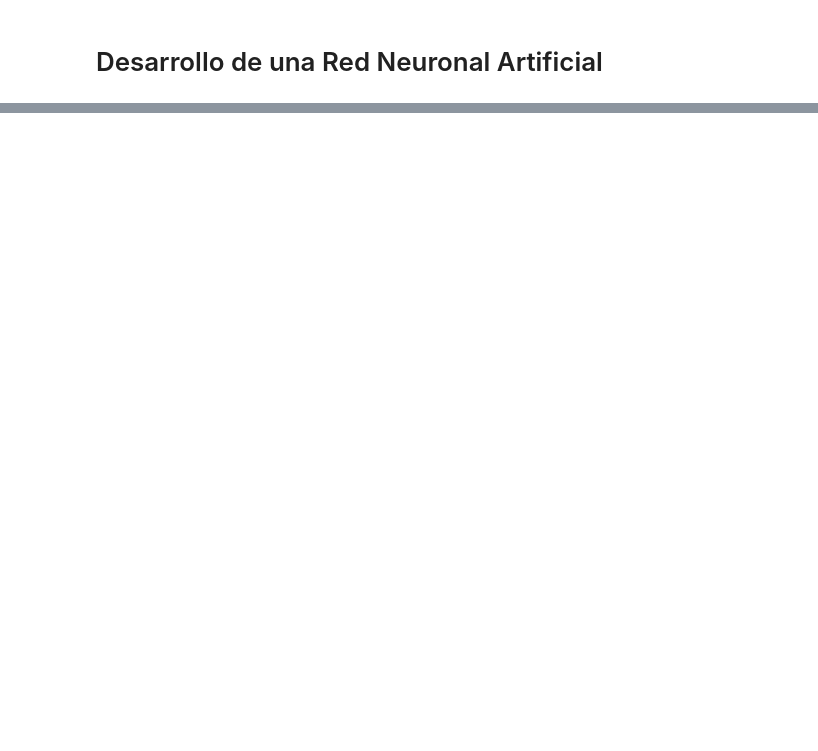
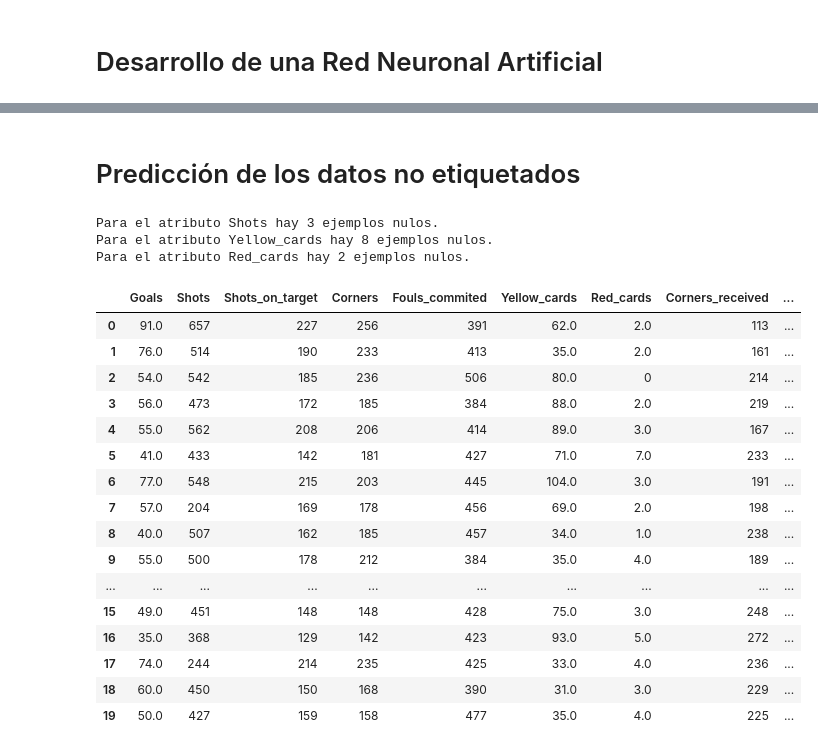
Before and after one commit to lagosmanuel/ML-ANN, a Jupyter notebook: proyecto.ipynb, the cells around one changed output, grey strips where cells are left out. Cells and saved outputs as stored; diff of their text form; code cells hidden in the pictures; blank space fills up the shorter version.

```diff
--- a/proyecto.ipynb
+++ b/proyecto.ipynb
@@ -397,0 +475,20 @@ plt.show()
+# %% [markdown]
+# Predicción de los datos no etiquetados
+# %%
+df_test = pd.read_csv("football_test.csv")
+df_train = pd.read_csv("football_train.csv")
+teams = df_test["Team"]
+# %%
+# Reemplazo los valores 0 por None
+df_test["Shots"] = df_test["Shots"].replace(0, None)
+df_test["Red_cards"] = df_test["Red_cards"].replace(0, None)
+# %%
+# Buscar atributos que tengan valores nulos
+for attr in df_test.columns:
+  na_count = df_test[attr].isna().sum()
+  if (na_count > 0):
+    print(f"Para el atributo {attr} hay {na_count} ejemplos nulos.")
+# %% [output]
+Para el atributo Shots hay 3 ejemplos nulos.
+Para el atributo Yellow_cards hay 8 ejemplos nulos.
+Para el atributo Red_cards hay 2 ejemplos nulos.
@@ -397,0 +507,29 @@ plt.show()
+# %%
+df_test.drop(columns=["City"], inplace=True, errors="ignore")
+df_test.drop(columns=["Stadium"], inplace=True, errors="ignore")
+df_test.drop(columns=["Stadium_capacity"], inplace=True, errors="ignore")
+df_test.drop(columns=["Ownership"], inplace=True, errors="ignore")
+df_test.drop(columns=["Offsides"], inplace=True, errors="ignore")
+df_test.drop(columns=["Team"], inplace=True, errors="ignore")
+# %%
+df_test["Dominant_team"] = df_test["Dominant_team"].map(map_dominant)
+# %%
+df_test
+# %% [output]
+|  | Goals | Shots | Shots_on_target | Corners | Fouls_commited | Yellow_cards | Red_cards | Corners_received | ... |
+| 0 | 91.0 | 657 | 227 | 256 | 391 | 62.0 | 2.0 | 113 | ... |
+| 1 | 76.0 | 514 | 190 | 233 | 413 | 35.0 | 2.0 | 161 | ... |
+| 2 | 54.0 | 542 | 185 | 236 | 506 | 80.0 | 0 | 214 | ... |
+| 3 | 56.0 | 473 | 172 | 185 | 384 | 88.0 | 2.0 | 219 | ... |
+| 4 | 55.0 | 562 | 208 | 206 | 414 | 89.0 | 3.0 | 167 | ... |
+| 5 | 41.0 | 433 | 142 | 181 | 427 | 71.0 | 7.0 | 233 | ... |
+| 6 | 77.0 | 548 | 215 | 203 | 445 | 104.0 | 3.0 | 191 | ... |
+| 7 | 57.0 | 204 | 169 | 178 | 456 | 69.0 | 2.0 | 198 | ... |
+| 8 | 40.0 | 507 | 162 | 185 | 457 | 34.0 | 1.0 | 238 | ... |
+| 9 | 55.0 | 500 | 178 | 212 | 384 | 35.0 | 4.0 | 189 | ... |
+| ... | ... | ... | ... | ... | ... | ... | ... | ... | ... |
+| 15 | 49.0 | 451 | 148 | 148 | 428 | 75.0 | 3.0 | 248 | ... |
+| 16 | 35.0 | 368 | 129 | 142 | 423 | 93.0 | 5.0 | 272 | ... |
+| 17 | 74.0 | 244 | 214 | 235 | 425 | 33.0 | 4.0 | 236 | ... |
+| 18 | 60.0 | 450 | 150 | 168 | 390 | 31.0 | 3.0 | 229 | ... |
+| 19 | 50.0 | 427 | 159 | 158 | 477 | 35.0 | 4.0 | 225 | ... |
```
Also changed, not shown: parts of 25 cells of this notebook.
